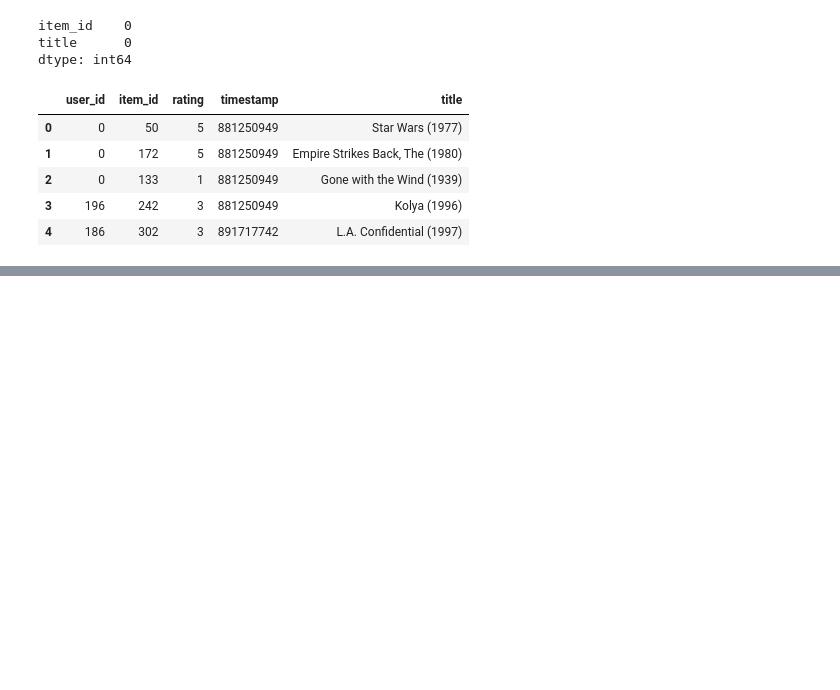
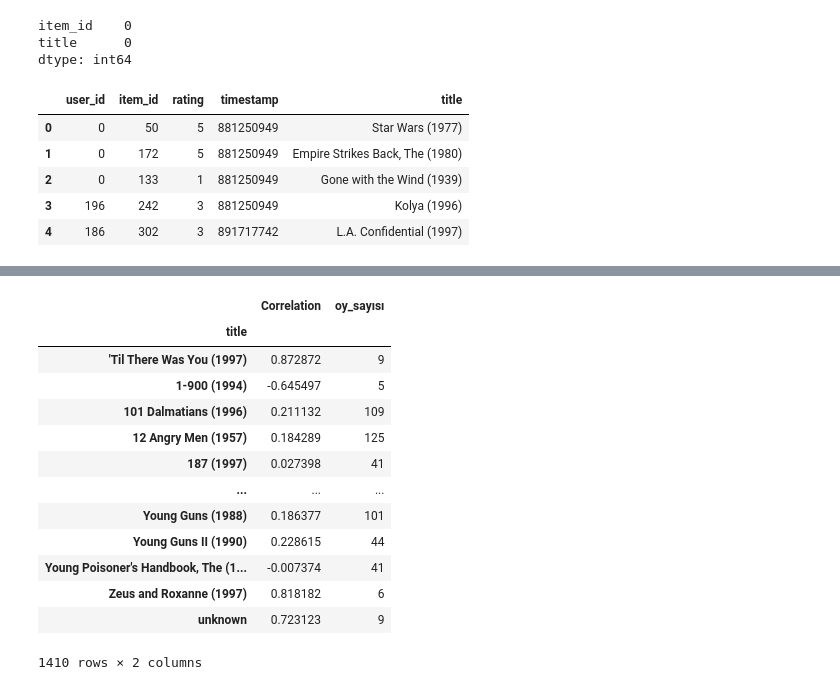
Before and after one commit to haremir/CineMatch, a Jupyter notebook: main.ipynb, the cells around one changed output, grey strips where cells are left out. Saved outputs shown, nothing was run; the diff lists cells and outputs as text; code cells hidden in the pictures; blank space fills up the shorter version.

```diff
--- a/main.ipynb
+++ b/main.ipynb
@@ -83,0 +136,3 @@ data.to_csv("merge_data.csv", index=False)
+# %%
+korelasyon = table.corrwith(starwars)
+korelasyon
@@ -83,0 +153,4 @@ data.to_csv("merge_data.csv", index=False)
+# %%
+yeni_korelasyon = pd.DataFrame(korelasyon, columns=["Correlation"])
+yeni_korelasyon.dropna(inplace = True)
+yeni_korelasyon.head()
@@ -83,0 +201,3 @@ data.to_csv("merge_data.csv", index=False)
+# %%
+ratings = pd.DataFrame(data.groupby("title")["rating"].mean())
+ratings.sort_values("rating", ascending= False).head()
@@ -83,0 +212,3 @@ data.to_csv("merge_data.csv", index=False)
+# %%
+ratings["oy_sayısı"] = pd.DataFrame(data.groupby("title")["rating"].count())
+ratings.head()
@@ -83,0 +233,18 @@ data.to_csv("merge_data.csv", index=False)
+# %%
+yeni_korelasyon = yeni_korelasyon.join(ratings ["oy_sayısı"])
+yeni_korelasyon
+# %% [output]
+|  | Correlation | oy_sayısı |
+| title |  |  |
+| 'Til There Was You (1997) | 0.872872 | 9 |
+| 1-900 (1994) | -0.645497 | 5 |
+| 101 Dalmatians (1996) | 0.211132 | 109 |
+| 12 Angry Men (1957) | 0.184289 | 125 |
+| 187 (1997) | 0.027398 | 41 |
+| ... | ... | ... |
+| Young Guns (1988) | 0.186377 | 101 |
+| Young Guns II (1990) | 0.228615 | 44 |
+| Young Poisoner's Handbook, The (1... | -0.007374 | 41 |
+| Zeus and Roxanne (1997) | 0.818182 | 6 |
+| unknown | 0.723123 | 9 |
+1410 rows × 2 columns
```
Also changed, not shown: parts of 13 cells of this notebook.
